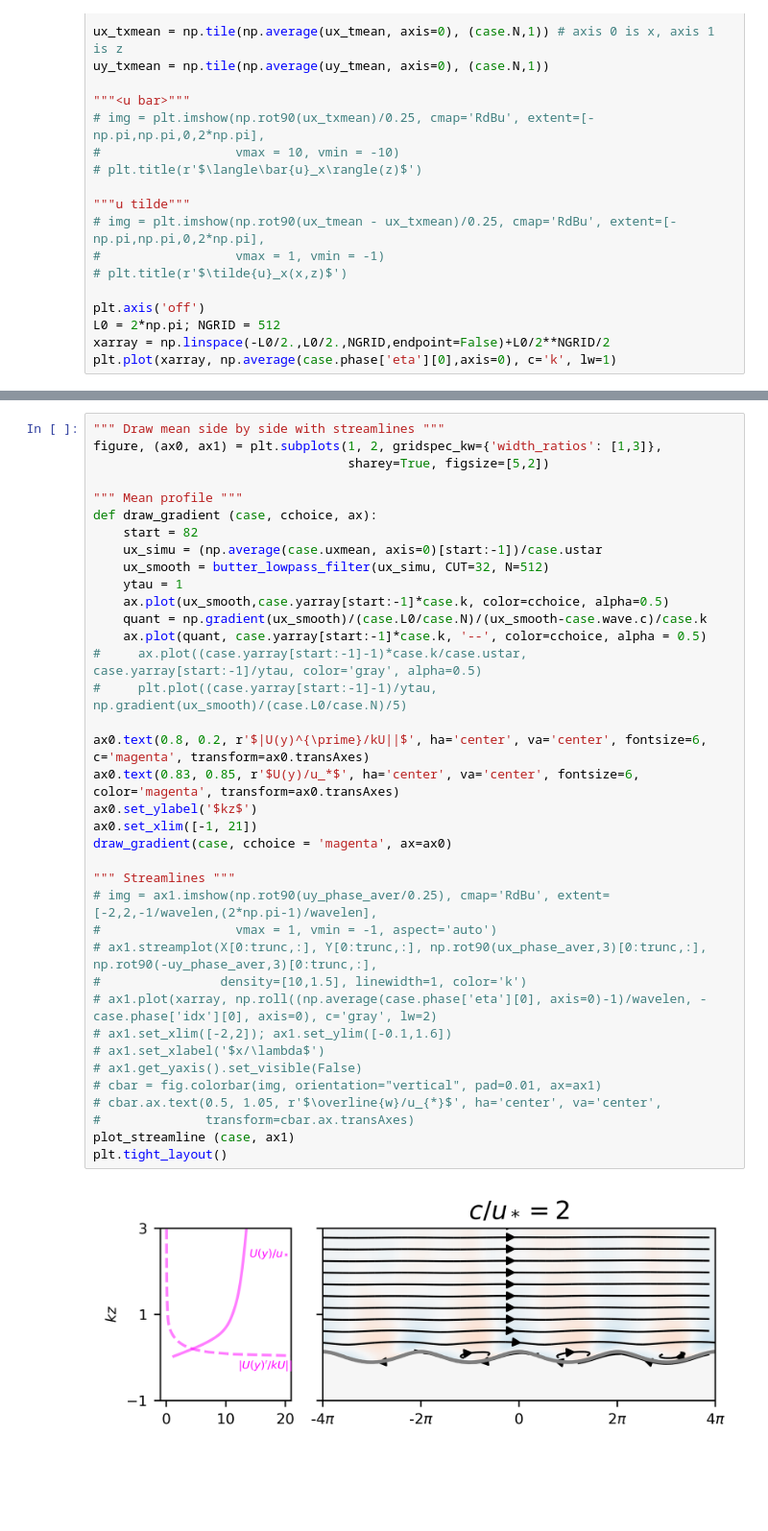
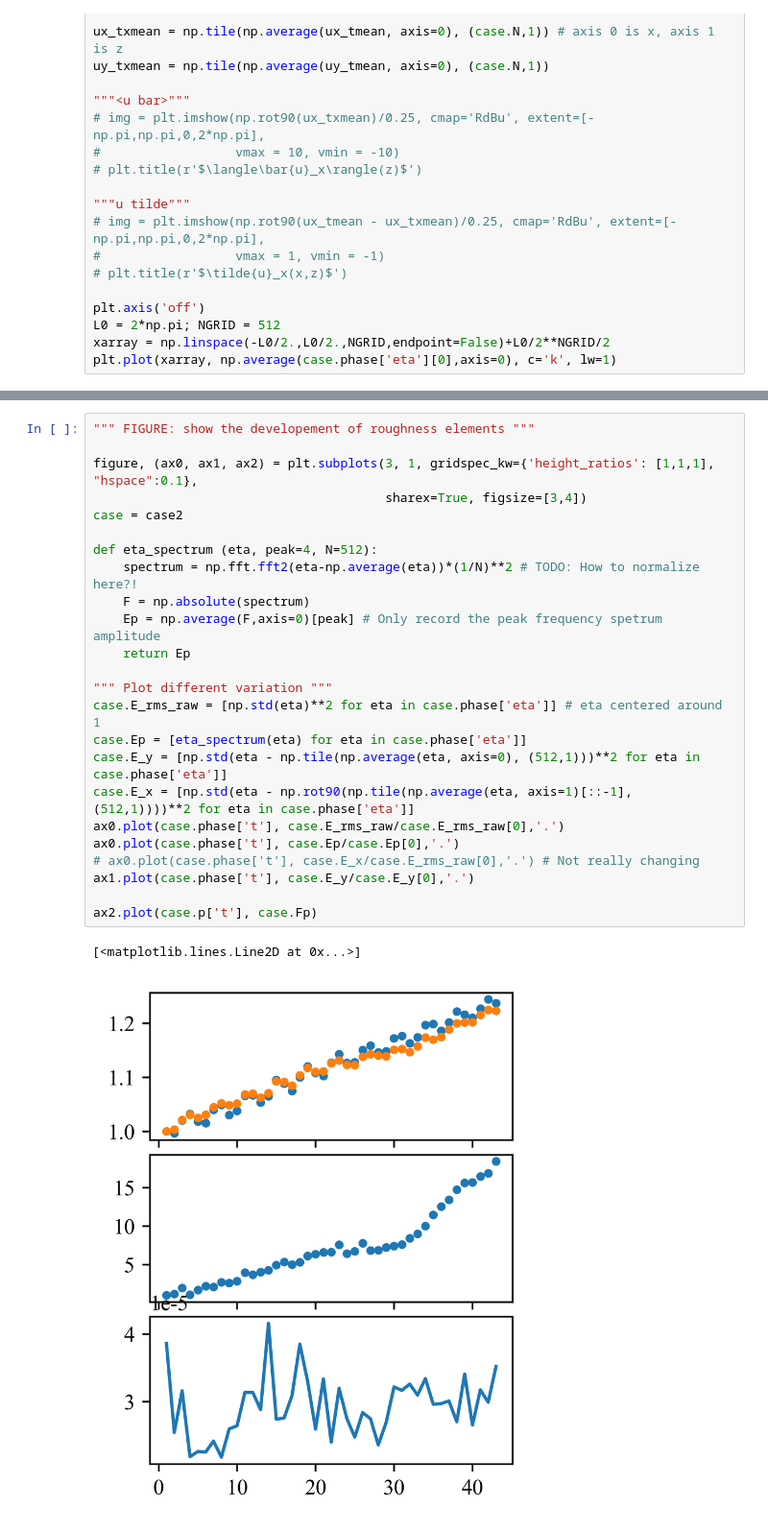
Before and after one commit to DeikeLab/jiarongw-postprocessing, a Jupyter notebook: jupyter_notebook/project_specific/turbulence/Streamline.ipynb, the cells around one changed output, grey strips where cells are left out. Shown at 96% size. Drawn from its saved outputs; the diff is of its cells as text; blank space fills up the shorter version.

```diff
--- a/jupyter_notebook/project_specific/turbulence/Streamline.ipynb
+++ b/jupyter_notebook/project_specific/turbulence/Streamline.ipynb
@@ -72,40 +74,28 @@ case.uxmean = np.average(case.ux_2D, axis=(0))
 case.yarray = np.linspace(-1,case.L0-1,case.N,endpoint=False)+case.L0/2**case.N/2
-# %%
-""" Draw mean side by side with streamlines """
-figure, (ax0, ax1) = plt.subplots(1, 2, gridspec_kw={'width_ratios': [1,3]},
-                                  sharey=True, figsize=[5,2])
-
-""" Mean profile """
-def draw_gradient (case, cchoice, ax):
-    start = 82
-    ux_simu = (np.average(case.uxmean, axis=0)[start:-1])/case.ustar
-    ux_smooth = butter_lowpass_filter(ux_simu, CUT=32, N=512)
-    ytau = 1
-    ax.plot(ux_smooth,case.yarray[start:-1]*case.k, color=cchoice, alpha=0.5)
-    quant = np.gradient(ux_smooth)/(case.L0/case.N)/(ux_smooth-case.wave.c)/case.k
-    ax.plot(quant, case.yarray[start:-1]*case.k, '--', color=cchoice, alpha = 0.5)
-#     ax.plot((case.yarray[start:-1]-1)*case.k/case.ustar, case.yarray[start:-1]/ytau, color='gray', alpha=0.5)
-#     plt.plot((case.yarray[start:-1]-1)/ytau, np.gradient(ux_smooth)/(case.L0/case.N)/5)
-
-ax0.text(0.8, 0.2, r'$|U(y)^{\prime}/kU||$', ha='center', va='center', fontsize=6, c='magenta', transform=ax0.transAxes)
-ax0.text(0.83, 0.85, r'$U(y)/u_*$', ha='center', va='center', fontsize=6, color='magenta', transform=ax0.transAxes)
-ax0.set_ylabel('$kz$')
-ax0.set_xlim([-1, 21])
-draw_gradient(case, cchoice = 'magenta', ax=ax0)
-
-""" Streamlines """
-# img = ax1.imshow(np.rot90(uy_phase_aver/0.25), cmap='RdBu', extent=[-2,2,-1/wavelen,(2*np.pi-1)/wavelen],
-#                  vmax = 1, vmin = -1, aspect='auto')
-# ax1.streamplot(X[0:trunc,:], Y[0:trunc,:], np.rot90(ux_phase_aver,3)[0:trunc,:], np.rot90(-uy_phase_aver,3)[0:trunc,:],
-#                density=[10,1.5], linewidth=1, color='k')
-# ax1.plot(xarray, np.roll((np.average(case.phase['eta'][0], axis=0)-1)/wavelen, -case.phase['idx'][0], axis=0), c='gray', lw=2)
-# ax1.set_xlim([-2,2]); ax1.set_ylim([-0.1,1.6])
-# ax1.set_xlabel('$x/\lambda$')
-# ax1.get_yaxis().set_visible(False)
-# cbar = fig.colorbar(img, orientation="vertical", pad=0.01, ax=ax1)
-# cbar.ax.text(0.5, 1.05, r'$\overline{w}/u_{*}$', ha='center', va='center',
-#              transform=cbar.ax.transAxes)
-plot_streamline (case, ax1)
-plt.tight_layout()
-# %% [output]
-[figure, removed]
+# %%
+""" FIGURE: show the developement of roughness elements """
+
+figure, (ax0, ax1, ax2) = plt.subplots(3, 1, gridspec_kw={'height_ratios': [1,1,1], "hspace":0.1},
+                                       sharex=True, figsize=[3,4])
+case = case2
+
+def eta_spectrum (eta, peak=4, N=512):
+    spectrum = np.fft.fft2(eta-np.average(eta))*(1/N)**2 # TODO: How to normalize here?!
+    F = np.absolute(spectrum)
+    Ep = np.average(F,axis=0)[peak] # Only record the peak frequency spetrum amplitude
+    return Ep
+
+""" Plot different variation """
+case.E_rms_raw = [np.std(eta)**2 for eta in case.phase['eta']] # eta centered around 1
+case.Ep = [eta_spectrum(eta) for eta in case.phase['eta']]
+case.E_y = [np.std(eta - np.tile(np.average(eta, axis=0), (512,1)))**2 for eta in case.phase['eta']]
+case.E_x = [np.std(eta - np.rot90(np.tile(np.average(eta, axis=1)[::-1], (512,1))))**2 for eta in case.phase['eta']]
+ax0.plot(case.phase['t'], case.E_rms_raw/case.E_rms_raw[0],'.')
+ax0.plot(case.phase['t'], case.Ep/case.Ep[0],'.')
+# ax0.plot(case.phase['t'], case.E_x/case.E_rms_raw[0],'.') # Not really changing
+ax1.plot(case.phase['t'], case.E_y/case.E_y[0],'.')
+
+ax2.plot(case.p['t'], case.Fp)
+# %% [output]
+[<matplotlib.lines.Line2D at 0x...>]
+[figure, added]
```
Also changed, not shown: parts of 12 cells of this notebook, 15 other files.
